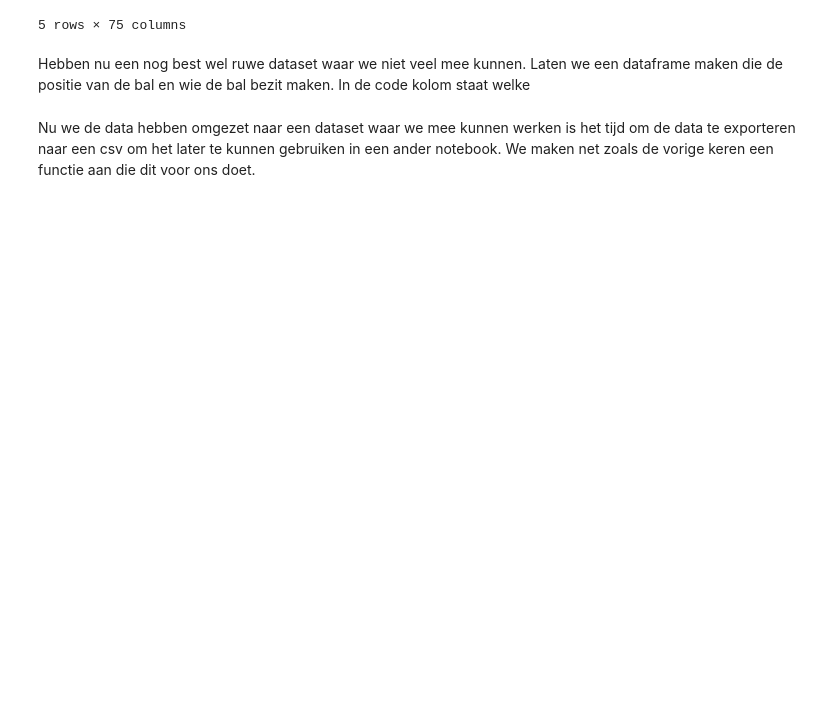
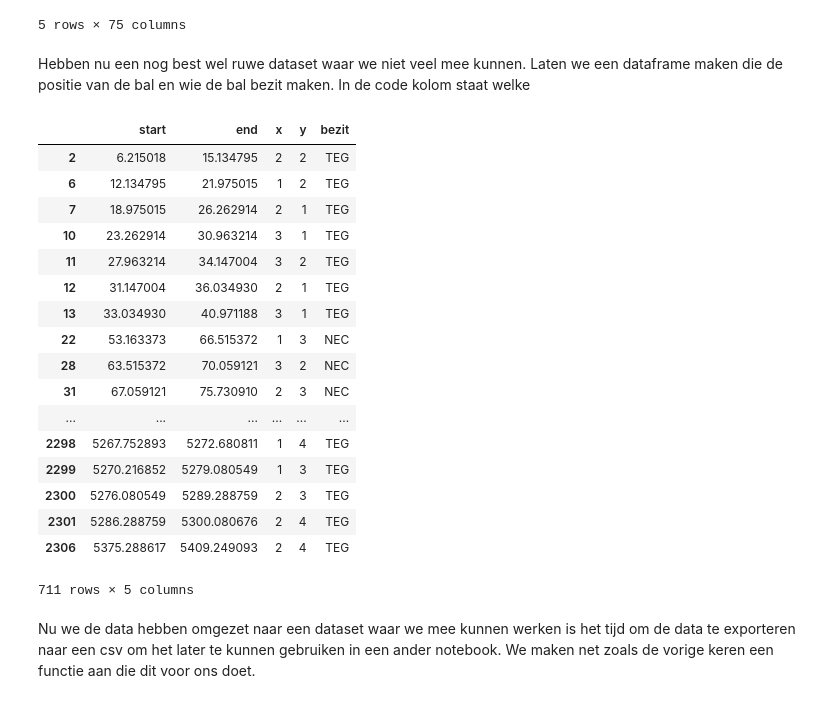
Before and after one commit to GewoonMaarten/DataScienceNEC, a Jupyter notebook: Data collection & munging.ipynb, the cells around one changed output. Cells and saved outputs as stored; diff of their text form; code cells hidden in the pictures; blank space fills up the shorter version.

```diff
--- a/Data collection & munging.ipynb
+++ b/Data collection & munging.ipynb
@@ -127,14 +127,41 @@ utrechtNec.head()
 Hebben nu een nog best wel ruwe dataset waar we niet veel mee kunnen. Laten we een dataframe maken die de positie van de bal en wie de bal bezit maken. In de code kolom staat welke
 # %%
 def balBezitDF(df):
-    balbezit = df.code.replace({'^L': '1', '^M':'2', '^R':'3'}, regex=True).str.extract('(?P<x>^\d)(?P<y>\d)(?P<bezit>.TEG)?', expand=True).dropna(how='all')
+    balbezit = df.code.replace({'^L': '1', '^M':'2', '^R':'3'}, regex=True).str.extract('(?P<x>^[0-3])(?P<y>[0-4])(?P<bezit>.TEG)?', expand=True).dropna(how='all')
     tijd = df[['start', 'end']]
 
-    balbezit = pd.merge(tijd,balbezit, left_index = True, right_index=True).reset_index(drop=True)
+    #balbezit = pd.concat([balbezit, utrechtNec['code']], axis=1)
+    balbezit = pd.merge(tijd,balbezit, left_index = True, right_index=True)#.reset_index(drop=True)
     balbezit.bezit = balbezit.bezit.fillna('NEC')
+
+    balbezit[['x', 'y']] = balbezit[['x', 'y']].astype('int')
+    balbezit.index = balbezit.index.astype('int')
+    balbezit.sort_index(inplace=True)
+
     return balbezit
 
 balbezit = balBezitDF(utrechtNec)
+
+balbezit
+# %% [output]
+|  | start | end | x | y | bezit |
+| 2 | 6.215018 | 15.134795 | 2 | 2 | TEG |
+| 6 | 12.134795 | 21.975015 | 1 | 2 | TEG |
+| 7 | 18.975015 | 26.262914 | 2 | 1 | TEG |
+| 10 | 23.262914 | 30.963214 | 3 | 1 | TEG |
+| 11 | 27.963214 | 34.147004 | 3 | 2 | TEG |
+| 12 | 31.147004 | 36.034930 | 2 | 1 | TEG |
+| 13 | 33.034930 | 40.971188 | 3 | 1 | TEG |
+| 22 | 53.163373 | 66.515372 | 1 | 3 | NEC |
+| 28 | 63.515372 | 70.059121 | 3 | 2 | NEC |
+| 31 | 67.059121 | 75.730910 | 2 | 3 | NEC |
+| ... | ... | ... | ... | ... | ... |
+| 2298 | 5267.752893 | 5272.680811 | 1 | 4 | TEG |
+| 2299 | 5270.216852 | 5279.080549 | 1 | 3 | TEG |
+| 2300 | 5276.080549 | 5289.288759 | 2 | 3 | TEG |
+| 2301 | 5286.288759 | 5300.080676 | 2 | 4 | TEG |
+| 2306 | 5375.288617 | 5409.249093 | 2 | 4 | TEG |
+711 rows × 5 columns
 # %% [markdown]
 Nu we de data hebben omgezet naar een dataset waar we mee kunnen werken is het tijd om de data te exporteren naar een csv om het later te kunnen gebruiken in een ander notebook. We maken net zoals de vorige keren een functie aan die dit voor ons doet.
 # %%
```
Also changed, not shown: 1 other file.
